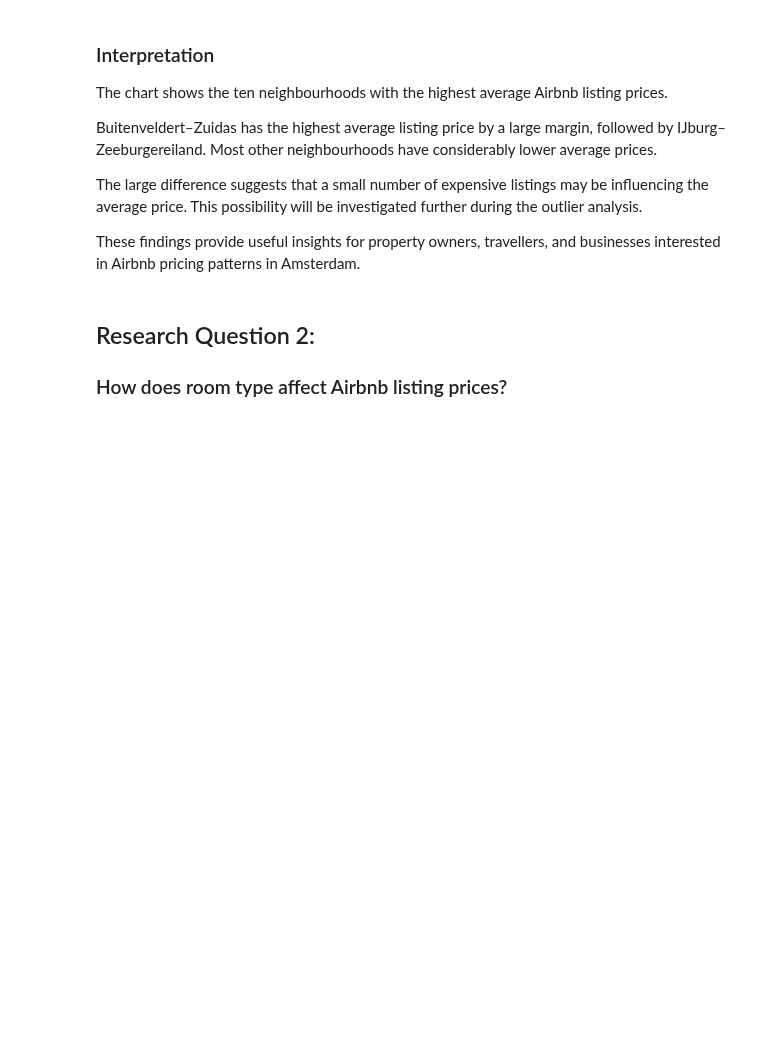
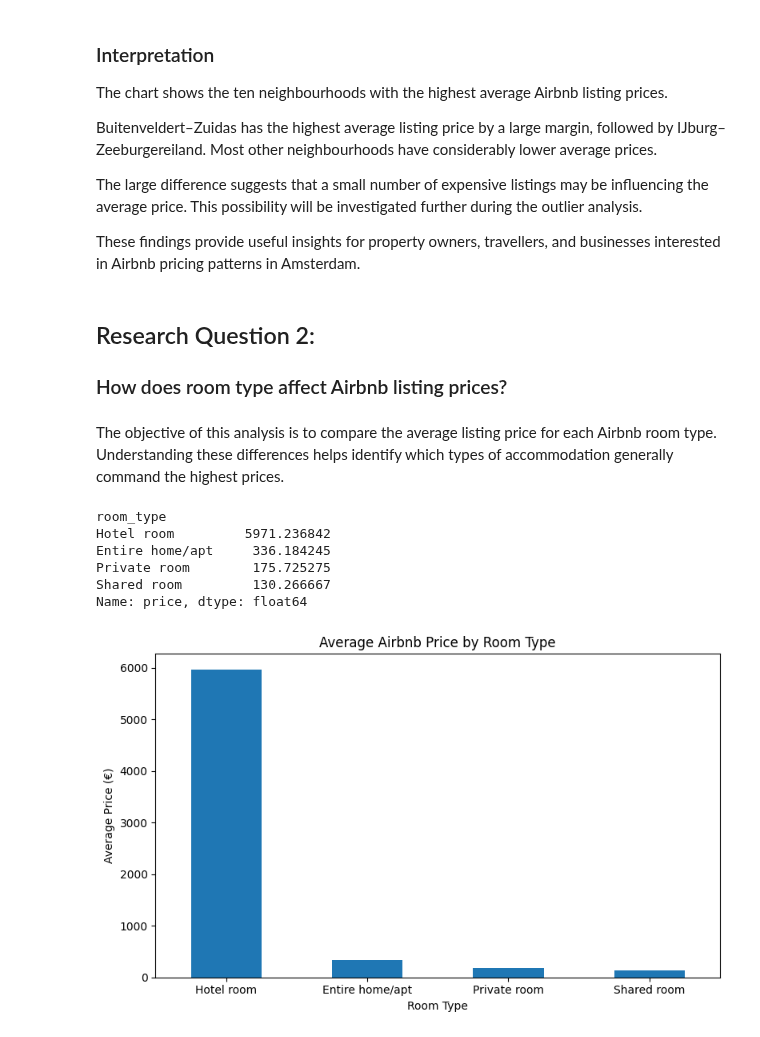
Before and after one commit to MathCodeLab1/portfolio_projects, a Jupyter notebook: Vacation_Rental_Analytics/notebooks/airbnb_exploration.ipynb, the cells around one changed output. Saved outputs shown, nothing was run; the diff lists cells and outputs as text; code cells hidden in the pictures; blank space fills up the shorter version.

Commit message:
Complete Vacation Rental Analytics exploratory data analysis

```diff
--- a/Vacation_Rental_Analytics/notebooks/airbnb_exploration.ipynb
+++ b/Vacation_Rental_Analytics/notebooks/airbnb_exploration.ipynb
@@ -205,3 +205,35 @@ These findings provide useful insights for property owners, travellers, and busi
 ## Research Question 2:
 
 ### How does room type affect Airbnb listing prices?
+# %% [markdown]
+The objective of this analysis is to compare the average listing price for each Airbnb room type.
+Understanding these differences helps identify which types of accommodation generally command the highest prices.
+# %%
+room_type_prices = (
+    df_clean
+    .groupby("room_type")["price"]
+    .mean()
+    .sort_values(ascending=False)
+)
+room_type_prices
+# %% [output]
+room_type
+Hotel room         5971.236842
+Entire home/apt     336.184245
+Private room        175.725275
+Shared room         130.266667
+Name: price, dtype: float64
+# %%
+plt.figure(figsize=(8,5))
+
+room_type_prices.plot(kind="bar")
+
+plt.title("Average Airbnb Price by Room Type")
+plt.xlabel("Room Type")
+plt.ylabel("Average Price (€)")
+plt.xticks(rotation=0)
+
+plt.tight_layout()
+plt.show()
+# %% [output]
+[figure, added]
```
Also changed, not shown: parts of 11 cells of this notebook, 3 other files.
